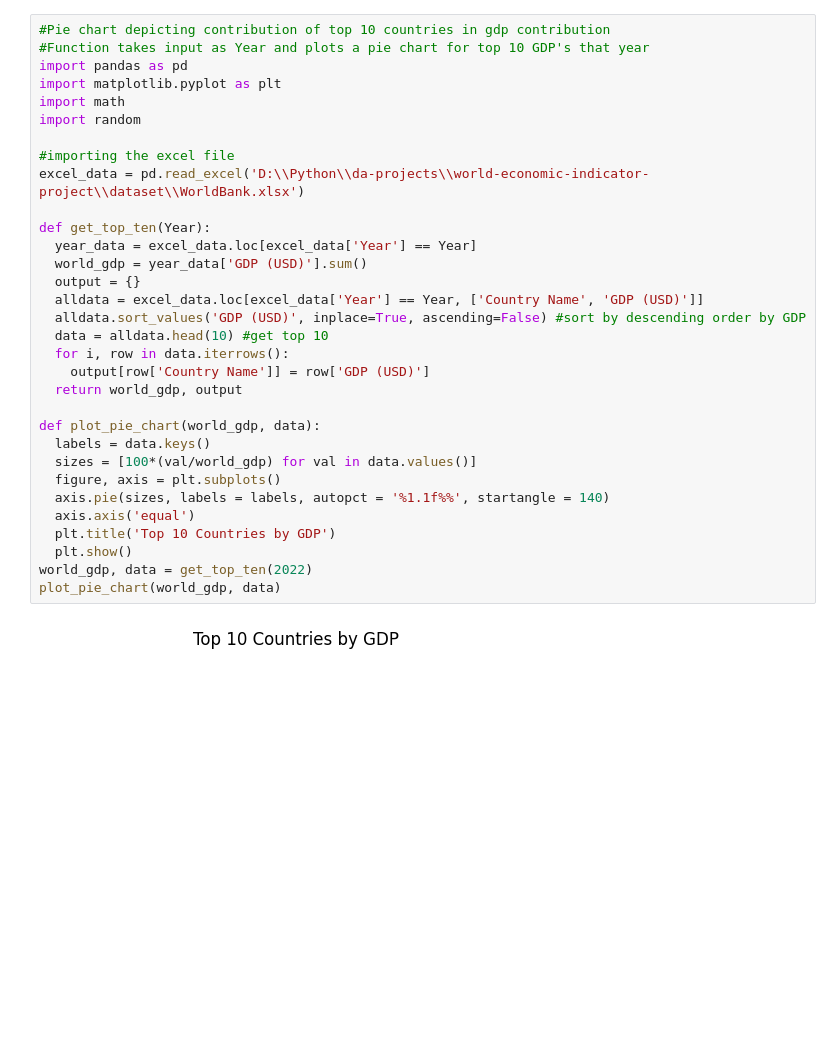
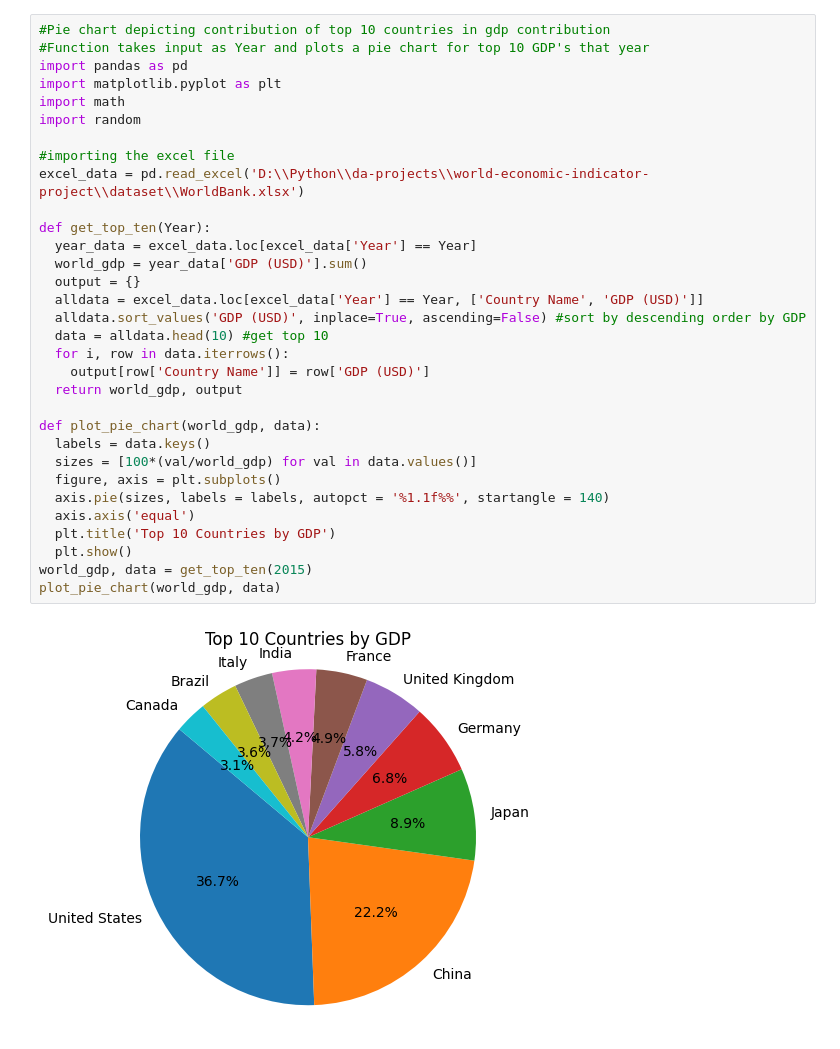
Before and after one commit to tusharx0809/da-project, a Jupyter notebook: world-economic-indicator-project/gdp-contribution.ipynb, the cells around one changed output. Saved outputs shown, nothing was run; the diff lists cells and outputs as text.

```diff
--- a/world-economic-indicator-project/gdp-contribution.ipynb
+++ b/world-economic-indicator-project/gdp-contribution.ipynb
@@ -3,32 +3,32 @@
 #Function takes input as Year and plots a pie chart for top 10 GDP's that year
 import pandas as pd
 import matplotlib.pyplot as plt
 import math
 import random
 
 #importing the excel file
 excel_data = pd.read_excel('D:\\Python\\da-projects\\world-economic-indicator-project\\dataset\\WorldBank.xlsx')
 
 def get_top_ten(Year):
   year_data = excel_data.loc[excel_data['Year'] == Year]
   world_gdp = year_data['GDP (USD)'].sum()
   output = {}
   alldata = excel_data.loc[excel_data['Year'] == Year, ['Country Name', 'GDP (USD)']]
   alldata.sort_values('GDP (USD)', inplace=True, ascending=False) #sort by descending order by GDP
   data = alldata.head(10) #get top 10
   for i, row in data.iterrows():
     output[row['Country Name']] = row['GDP (USD)']
   return world_gdp, output
 
 def plot_pie_chart(world_gdp, data):
   labels = data.keys()
   sizes = [100*(val/world_gdp) for val in data.values()]
   figure, axis = plt.subplots()
   axis.pie(sizes, labels = labels, autopct = '%1.1f%%', startangle = 140)
   axis.axis('equal')
   plt.title('Top 10 Countries by GDP')
   plt.show()
-world_gdp, data = get_top_ten(2022)
+world_gdp, data = get_top_ten(2015)
 plot_pie_chart(world_gdp, data)
 # %% [output]
-[figure, old version]
+[figure, new version]
```
